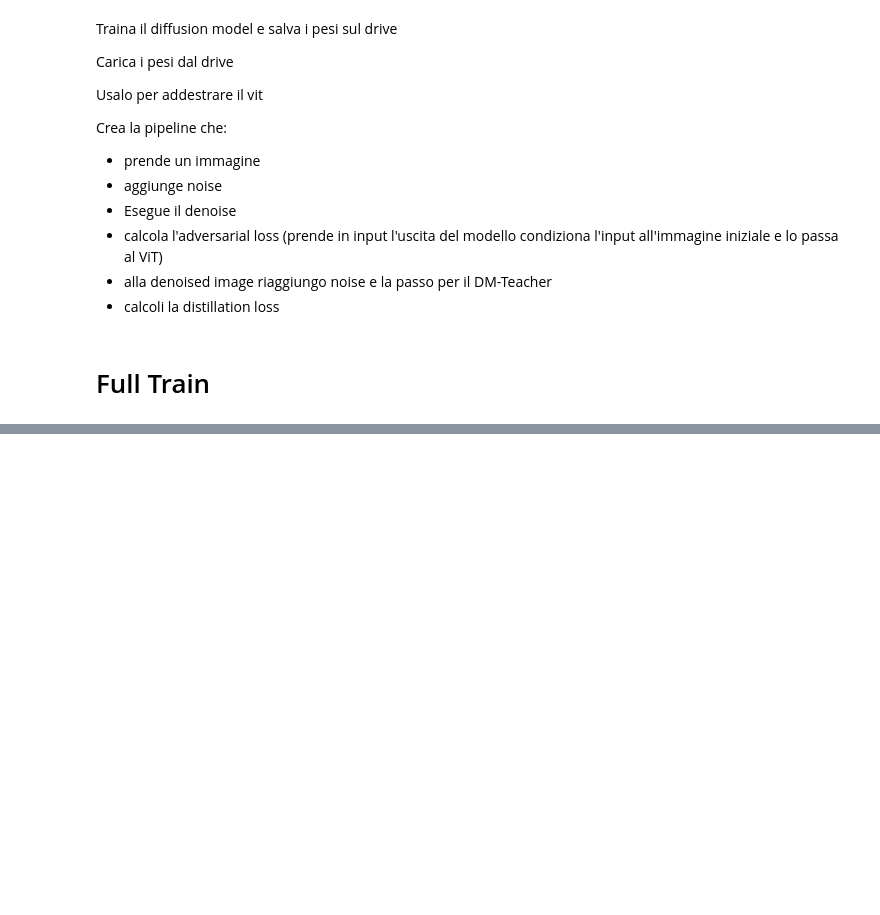
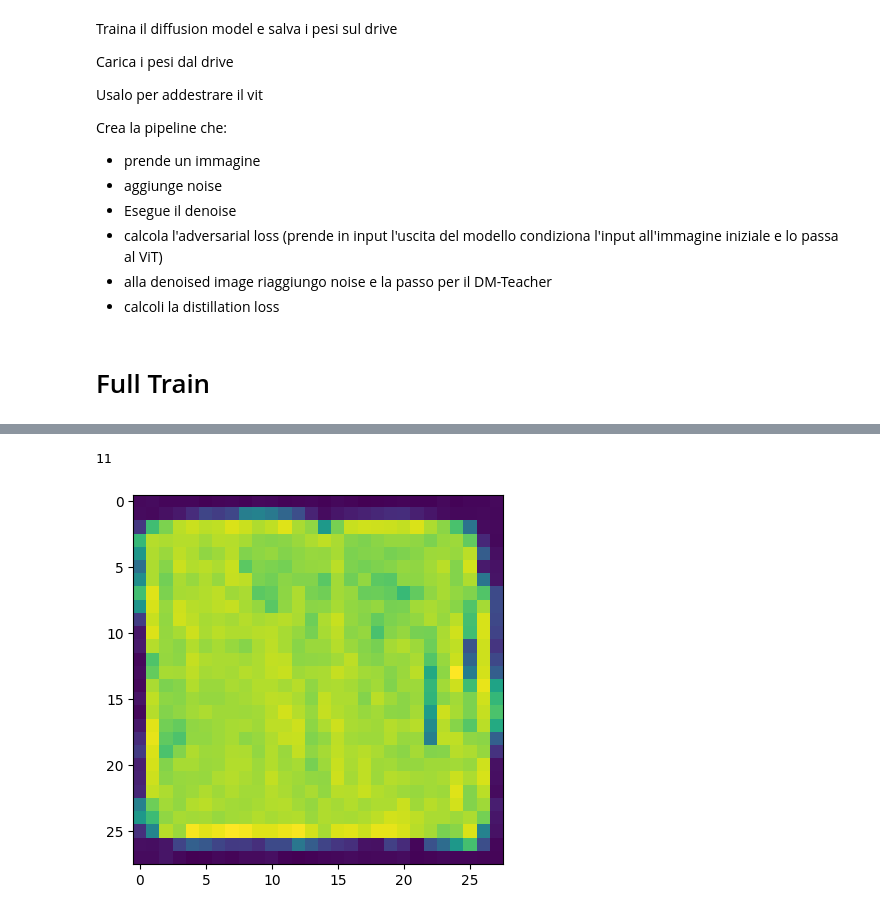
Before and after one commit to FedericoRaschiatore0123/Neural_Network, a Jupyter notebook: Copia_di_Adversarial_Diffusion_Distillation.ipynb, the cells around one changed output, grey strips where cells are left out. Drawn from its saved outputs; the diff is of its cells as text; code cells hidden in the pictures; blank space fills up the shorter version.

```diff
--- a/Copia_di_Adversarial_Diffusion_Distillation.ipynb
+++ b/Copia_di_Adversarial_Diffusion_Distillation.ipynb
@@ -495,12 +495,12 @@ def num_to_groups(num, divisor):
         arr.append(remainder)
     return arr
 
-epochs = 0
+epochs = 10
 results_folder = Path("./results")
 results_folder.mkdir(exist_ok = True)
 save_and_sample_every = 100
 
-#optimizer = Adam(diffusion_model.parameters(), lr=1e-4)
+optimizer = Adam(diffusion_model.parameters(), lr=1e-4)
 for epoch in range(epochs):
     for step, batch in enumerate(dataloader):
       optimizer.zero_grad()
@@ -911,2 +949,15 @@ KeyboardInterrupt:
 # %%
-teacher_data = sample(teacher_model,image_size=image_size, timestep=teacher_timesteps,  batch_size=BATCH_SIZE, channels=channels)
+t_teacher = torch.rand((128, 1, 28, 28)).to(device)
+teacher_data = sample(teacher_model, t_teacher, image_size=image_size, timestep=500,  batch_size=BATCH_SIZE, channels=channels)
+# %%
+# show a random one
+random_index = random.randint(0, 127)
+print(random_index)
+
+image_data = teacher_data[-1][random_index].cpu().numpy().reshape(image_size, image_size, channels)
+
+plt.imshow(image_data)
+plt.show()
+# %% [output]
+11
+[figure, added]
```
Also changed, not shown: parts of 22 cells of this notebook.
